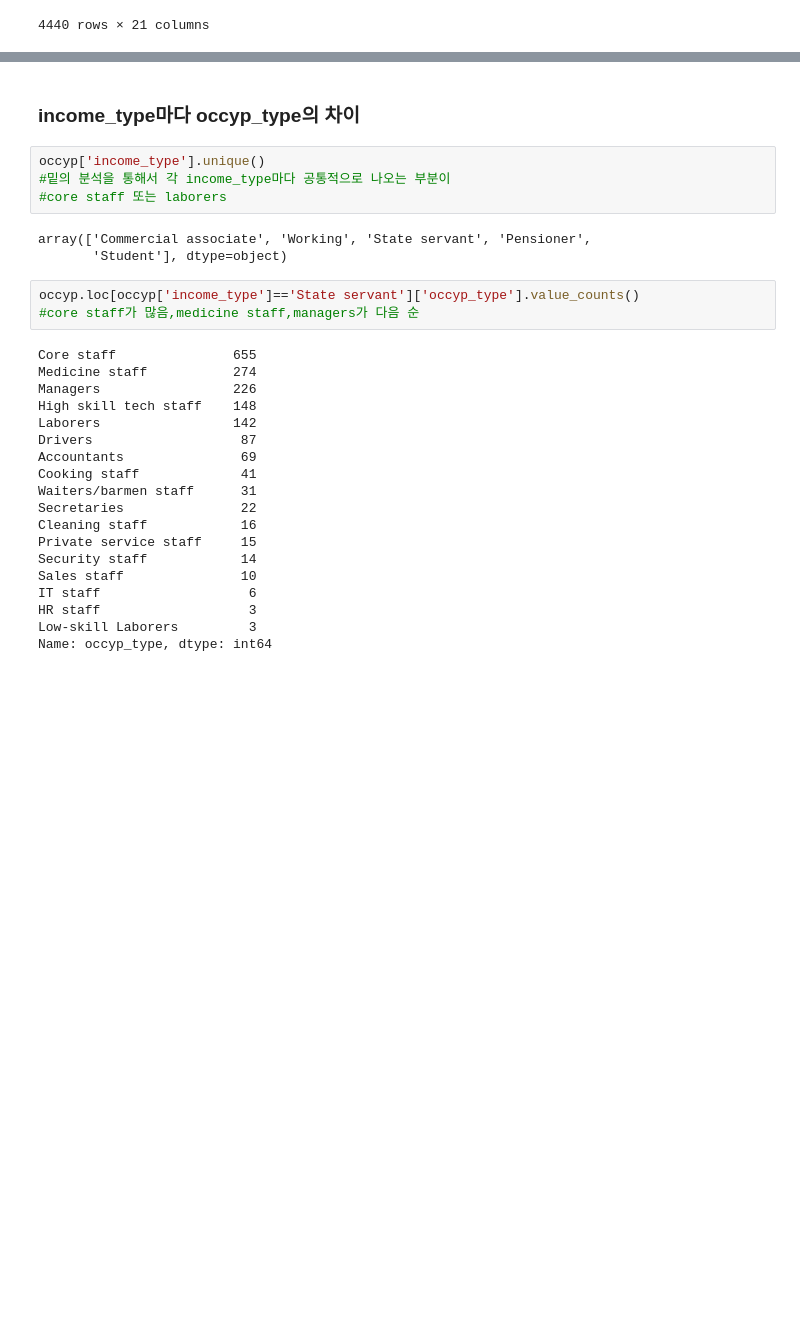
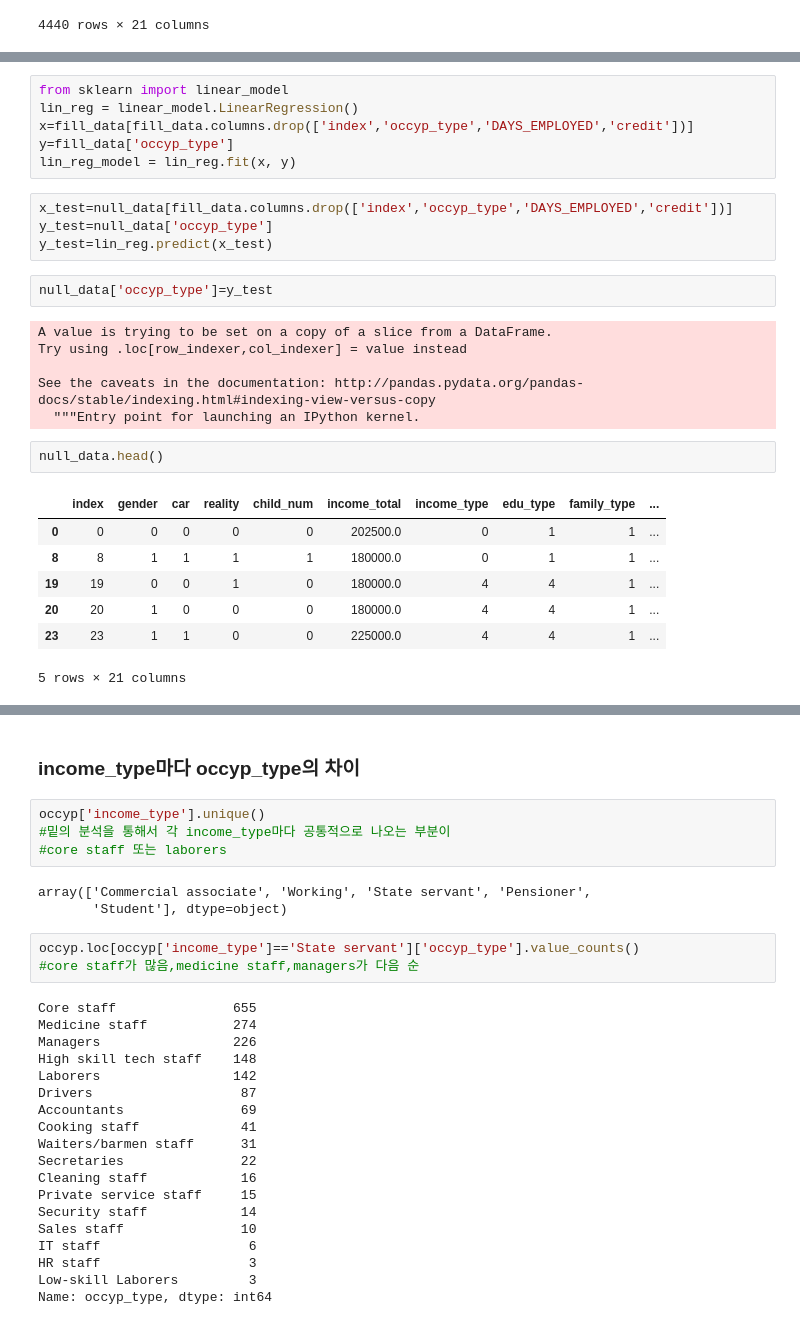
Before and after one commit to Ah-Hyeon0829/CreditGrade1, a Jupyter notebook: credit_card.ipynb, the cells around one changed output, grey strips where cells are left out. Saved outputs shown, nothing was run; the diff lists cells and outputs as text; blank space fills up the shorter version.

```diff
--- a/credit_card.ipynb
+++ b/credit_card.ipynb
@@ -347,0 +488,28 @@ non_occyp.loc[non_occyp['income_type']=='Pensioner']
+# %%
+from sklearn import linear_model
+lin_reg = linear_model.LinearRegression()
+x=fill_data[fill_data.columns.drop(['index','occyp_type','DAYS_EMPLOYED','credit'])]
+y=fill_data['occyp_type']
+lin_reg_model = lin_reg.fit(x, y)
+# %%
+x_test=null_data[fill_data.columns.drop(['index','occyp_type','DAYS_EMPLOYED','credit'])]
+y_test=null_data['occyp_type']
+y_test=lin_reg.predict(x_test)
+# %%
+null_data['occyp_type']=y_test
+# %% [output]
+A value is trying to be set on a copy of a slice from a DataFrame.
+Try using .loc[row_indexer,col_indexer] = value instead
+
+See the caveats in the documentation: http://pandas.pydata.org/pandas-docs/stable/indexing.html#indexing-view-versus-copy
+  """Entry point for launching an IPython kernel.
+# %%
+null_data.head()
+# %% [output]
+|  | index | gender | car | reality | child_num | income_total | income_type | edu_type | family_type | ... |
+| 0 | 0 | 0 | 0 | 0 | 0 | 202500.0 | 0 | 1 | 1 | ... |
+| 8 | 8 | 1 | 1 | 1 | 1 | 180000.0 | 0 | 1 | 1 | ... |
+| 19 | 19 | 0 | 0 | 1 | 0 | 180000.0 | 4 | 4 | 1 | ... |
+| 20 | 20 | 1 | 0 | 0 | 0 | 180000.0 | 4 | 4 | 1 | ... |
+| 23 | 23 | 1 | 1 | 0 | 0 | 225000.0 | 4 | 4 | 1 | ... |
+5 rows × 21 columns
```
Also changed, not shown: parts of 31 cells of this notebook.
